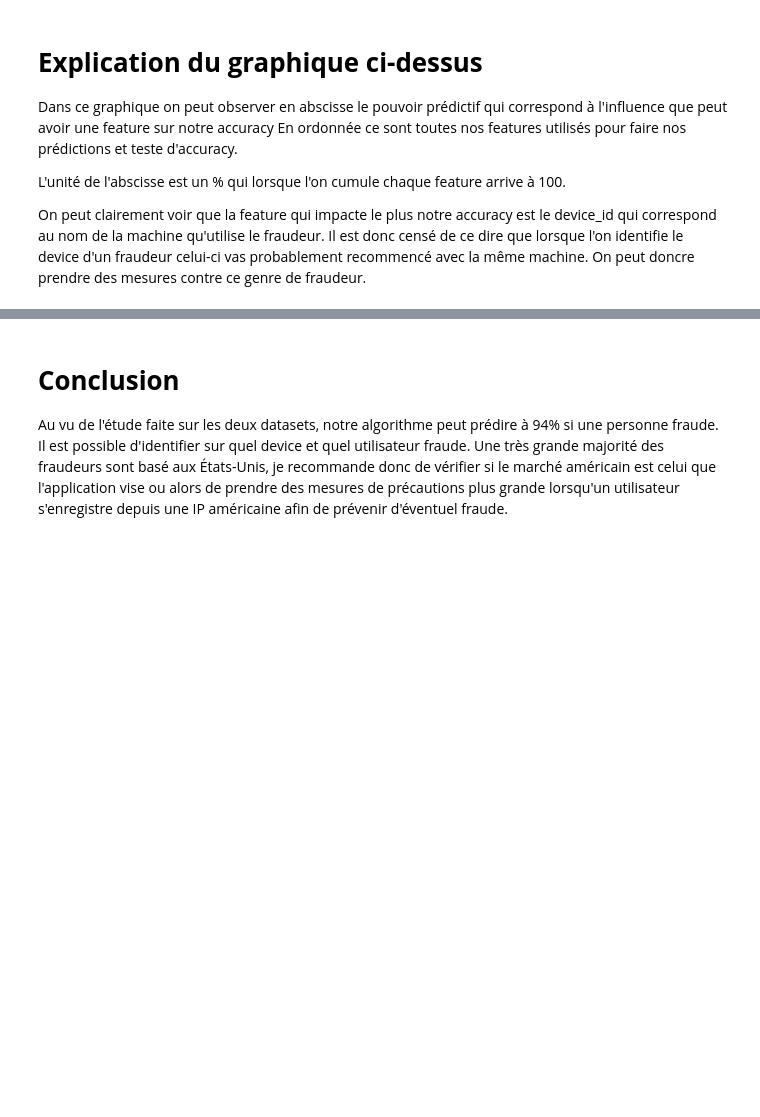
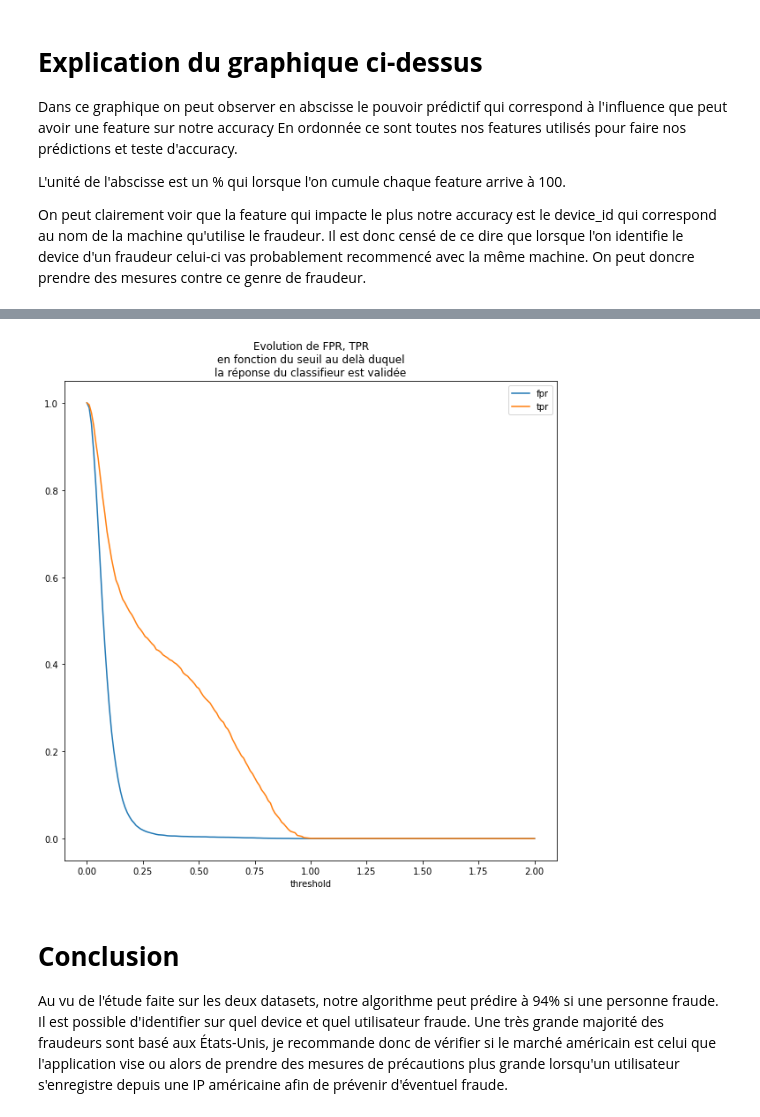
Before and after one commit to AymericShini/python-base, a Jupyter notebook: tp_fraude/Tp_fraude.ipynb, the cells around one changed output, grey strips where cells are left out. Cells and saved outputs as stored; diff of their text form; code cells hidden in the pictures; blank space fills up the shorter version.

```diff
--- a/tp_fraude/Tp_fraude.ipynb
+++ b/tp_fraude/Tp_fraude.ipynb
@@ -313,0 +420,2 @@ Text(0.5, 1.0, 'Nombre de fraude en fonction du pays')
+# %%
+fpr0, tpr0, thresholds0 = metrics.roc_curve(Y_test, proba[:, i])
@@ -314,3 +434,9 @@ Text(0.5, 1.0, 'Nombre de fraude en fonction du pays')
+# %%
+ax = dftp.plot(x="threshold", y=['fpr', 'tpr'], figsize=(10, 10))
+ax.set_title("Evolution de FPR, TPR\nen fonction du seuil au delà duquel\n" +
+             "la réponse du classifieur est validée");
+# %% [output]
+[figure, added]
 # %% [markdown]
 # **Conclusion**
 Au vu de l'étude faite sur les deux datasets, notre algorithme peut prédire à 94% si une personne fraude. Il est possible d'identifier sur quel device et quel utilisateur fraude.
```
Also changed, not shown: parts of 25 cells of this notebook.
